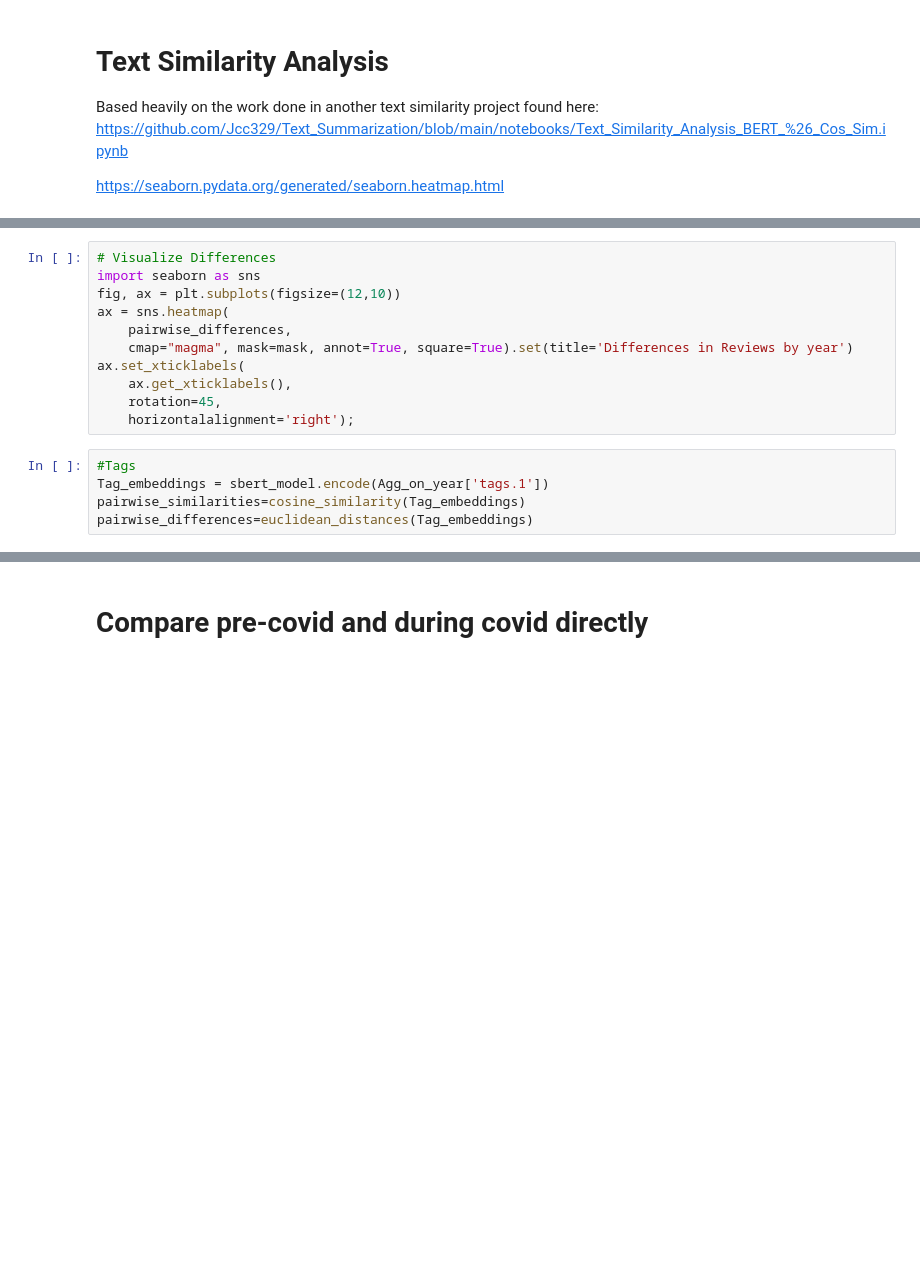
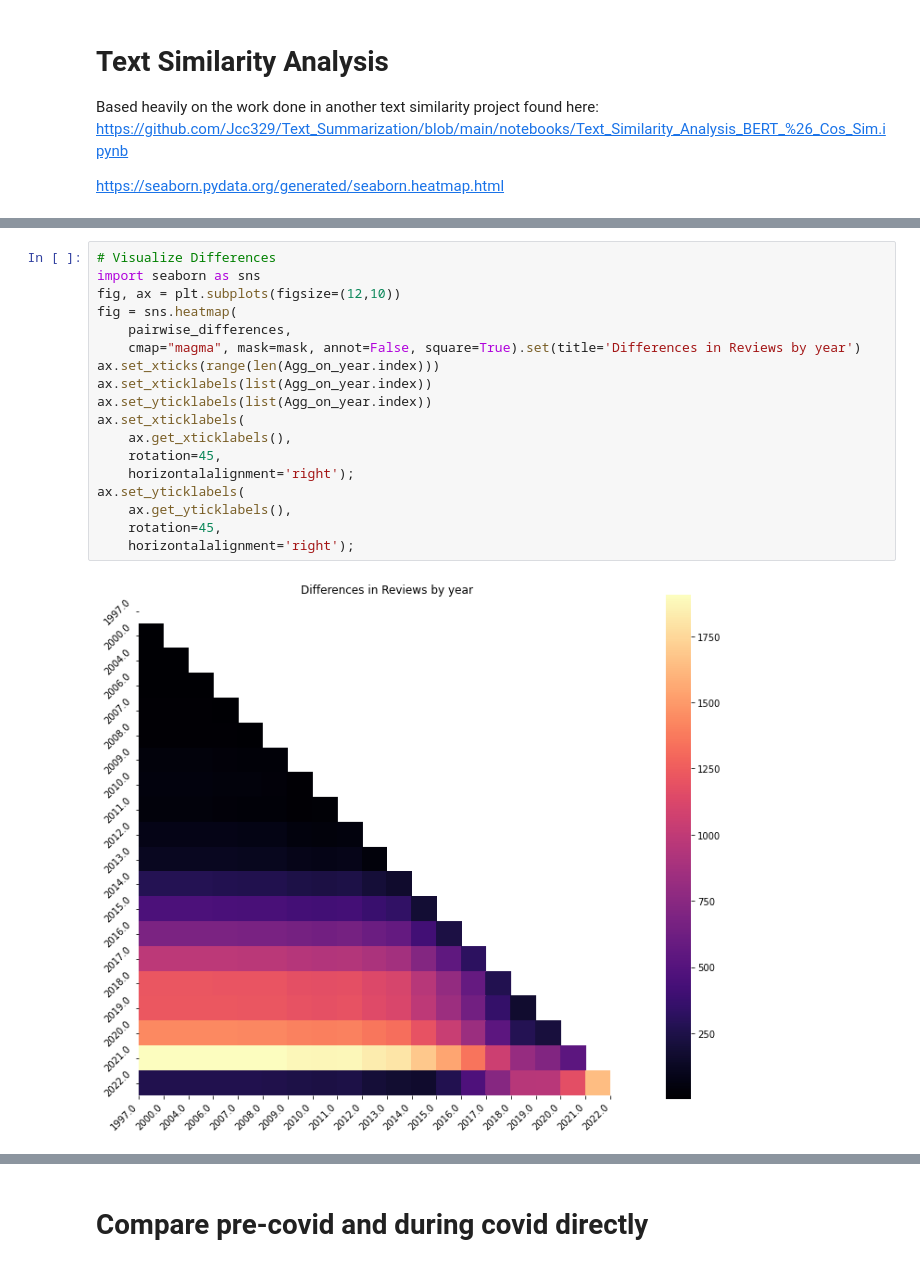
Before and after one commit to Jcc329/Jessica_DATA606, a Jupyter notebook: Notebooks/5.2.Text_Similarity_Analysis.ipynb, the cells around one changed output, grey strips where cells are left out. Saved outputs shown, nothing was run; the diff lists cells and outputs as text; blank space fills up the shorter version.

```diff
--- a/Notebooks/5.2.Text_Similarity_Analysis.ipynb
+++ b/Notebooks/5.2.Text_Similarity_Analysis.ipynb
@@ -213,16 +323,20 @@ ax.title()
 # %%
 # Visualize Differences
 import seaborn as sns
 fig, ax = plt.subplots(figsize=(12,10))
-ax = sns.heatmap(
+fig = sns.heatmap(
     pairwise_differences,
-    cmap="magma", mask=mask, annot=True, square=True).set(title='Differences in Reviews by year')
+    cmap="magma", mask=mask, annot=False, square=True).set(title='Differences in Reviews by year')
+ax.set_xticks(range(len(Agg_on_year.index)))
+ax.set_xticklabels(list(Agg_on_year.index))
+ax.set_yticklabels(list(Agg_on_year.index))
 ax.set_xticklabels(
     ax.get_xticklabels(),
     rotation=45,
     horizontalalignment='right');
+ax.set_yticklabels(
+    ax.get_yticklabels(),
+    rotation=45,
+    horizontalalignment='right');
+# %% [output]
+[figure, added]
-# %%
-#Tags
-Tag_embeddings = sbert_model.encode(Agg_on_year['tags.1'])
-pairwise_similarities=cosine_similarity(Tag_embeddings)
-pairwise_differences=euclidean_distances(Tag_embeddings)
```
Also changed, not shown: parts of 37 cells of this notebook.
